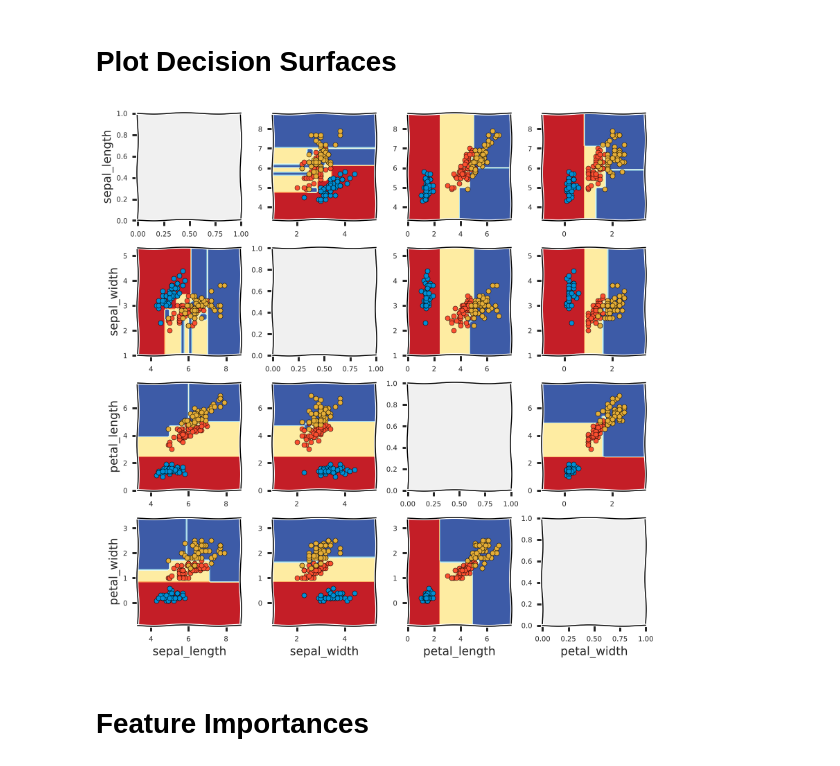
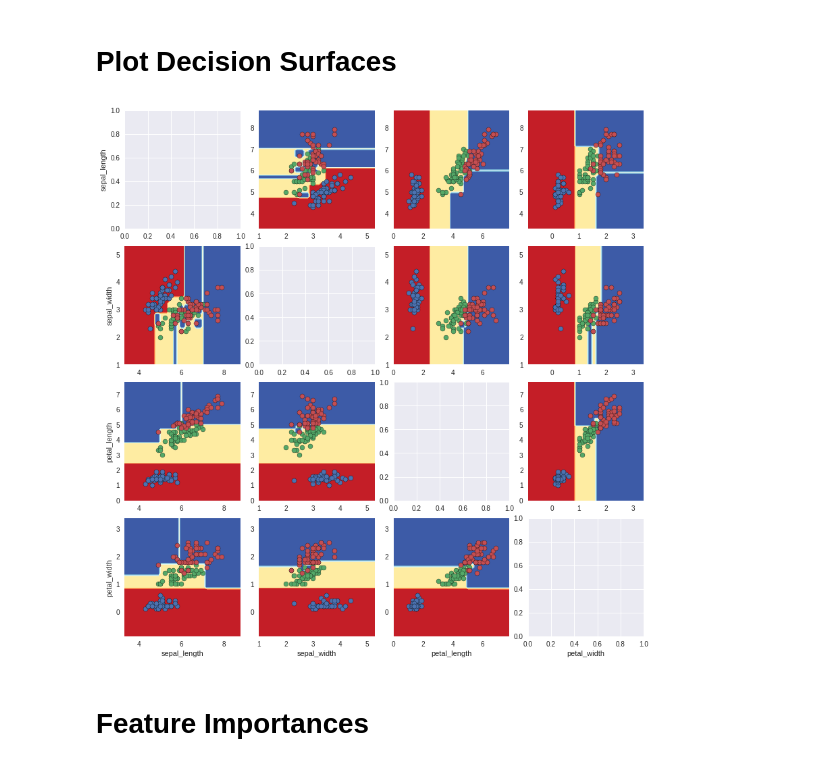
Before and after one commit to liob/ai-winter-school, a Jupyter notebook: notebooks/random_forest.ipynb, the cells around one changed output. Drawn from its saved outputs; the diff is of its cells as text; code cells hidden in the pictures.

```diff
--- a/notebooks/random_forest.ipynb
+++ b/notebooks/random_forest.ipynb
@@ -8,11 +8,6 @@ from pandas import DataFrame, read_csv # excel for python
 from keras.utils import get_file       # handy function to download data
 
 %matplotlib inline
-import seaborn as sns
-plt.style.use('fivethirtyeight')       # nice colors
-plt.xkcd()
-plt.rc('font',family='DejaVu Sans')
-plt.rcParams['figure.figsize'] = (12, 8)
 
 
 def plot_decision_surface(CLF, df, labels, axes, plot_step=1e-1):
@@ -77,11 +73,11 @@ clf.score(X_test, Y_test)
 # %% [markdown]
 # Plot Decision Surfaces
 # %%
-plot_decision_surface(DecisionTreeClassifier, X_iris, Y_iris, ['sepal_length', 'sepal_width',
-                                                               'petal_length', 'petal_width',
-                                                               ])
+plot_decision_surface(DecisionTreeClassifier, X_iris, Y_iris,
+                      ['sepal_length', 'sepal_width',
+                       'petal_length', 'petal_width'])
 # %% [output]
-[figure, old version]
+[figure, new version]
 # %% [markdown]
 # Feature Importances
 # %%
```
Also changed, not shown: parts of 5 cells of this notebook, 1 other file.
